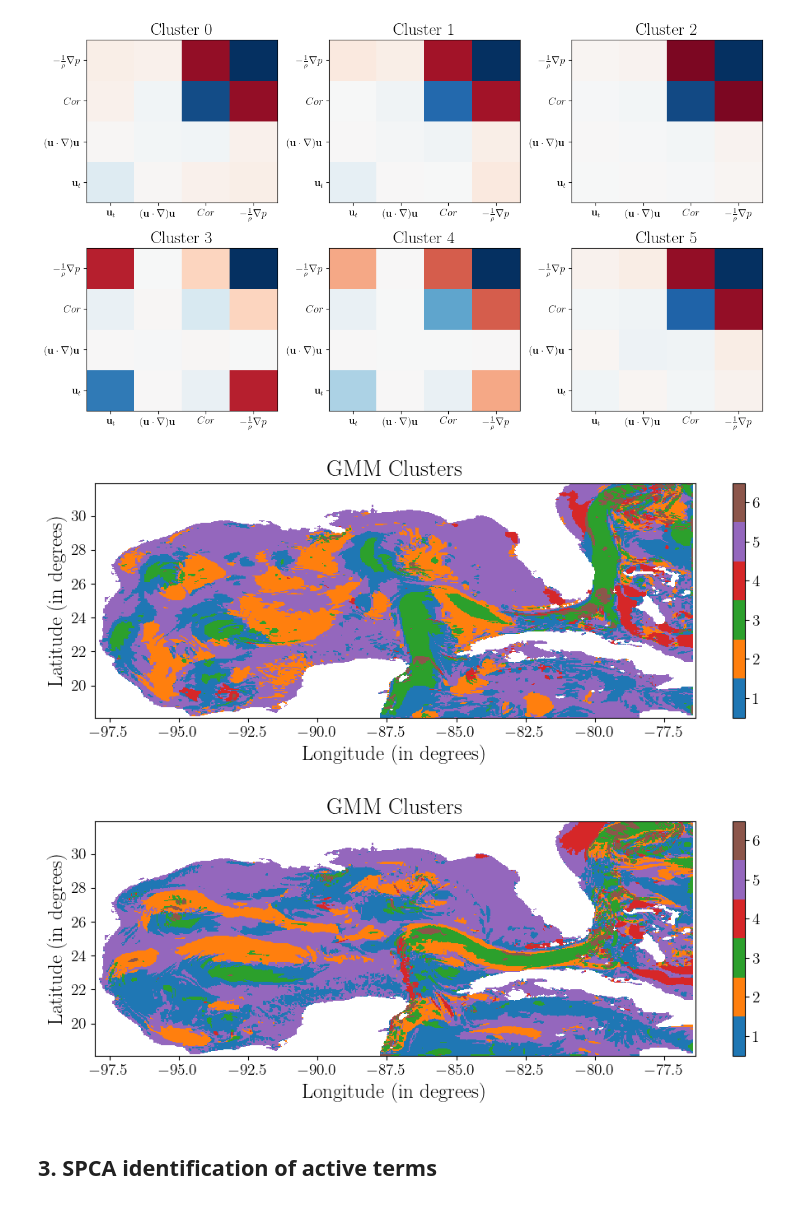
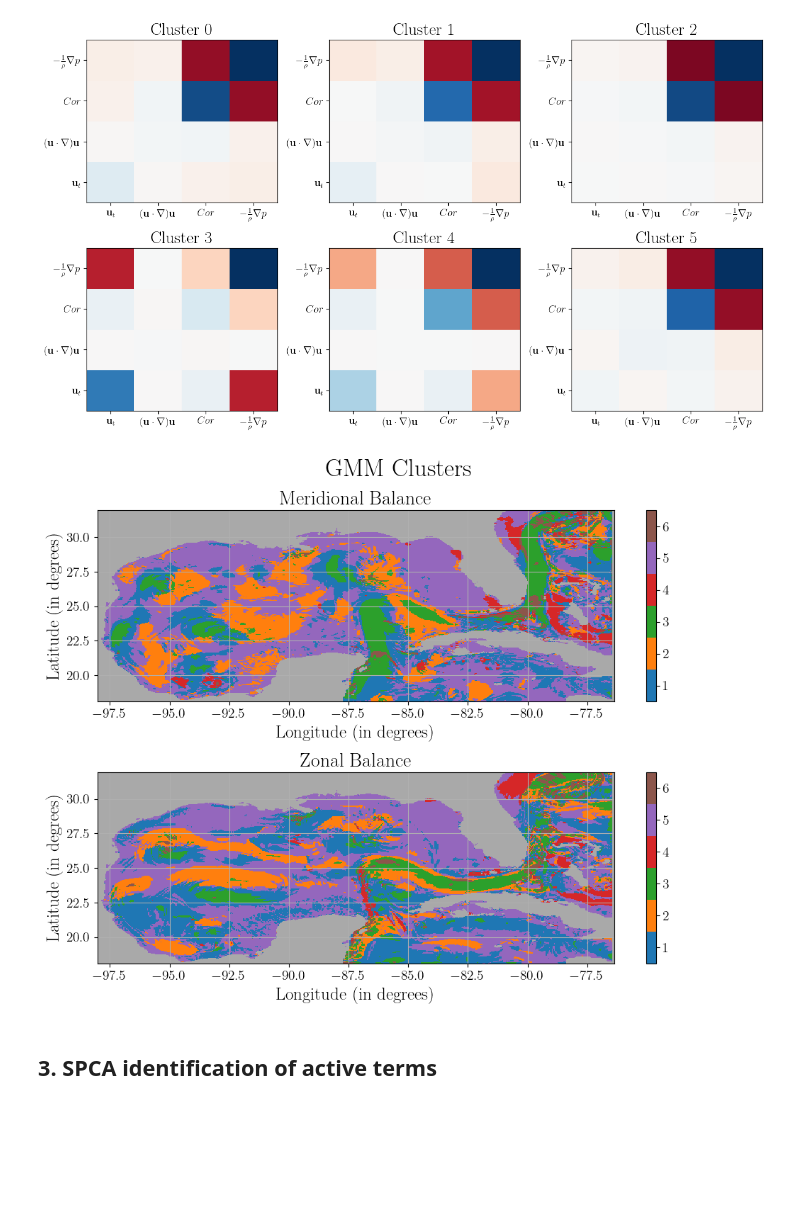
Before and after one commit to tbreitburd/Learning-Dominant-Physical-Processes-using-Unsupervised-Learning-Techniques-, a Jupyter notebook: Notebooks/Geostrophic_Balance.ipynb, the cells around one changed output. Drawn from its saved outputs; the diff is of its cells as text; code cells hidden in the pictures; blank space fills up the shorter version.

```diff
--- a/Notebooks/Geostrophic_Balance.ipynb
+++ b/Notebooks/Geostrophic_Balance.ipynb
@@ -284,54 +303,28 @@ import os
 cm = sns.color_palette("tab10").as_hex()
 cm.insert(0, "#ffffff")
 cm = ListedColormap(cm)
-# %%
-# Get the meridional and zonal points back
-n_meridional = len(features_mer[:, 0])
-
-cluster_idx_mer = np.zeros(len(u[0, :, :].flatten()), dtype=int) - 1
-cluster_idx_zon = np.zeros(len(u[0, :, :].flatten()), dtype=int) - 1
-
-cluster_idx_mer[~mer_nan] = cluster_idx[:n_meridional]
-cluster_idx_zon[~zon_nan] = cluster_idx[n_meridional:]
-
-clustermap_mer = cluster_idx_mer.reshape(ny, nx)
-clustermap_zon = cluster_idx_zon.reshape(ny, nx)
-
-
-# Plot the clusters in space
-def plot_clustering_space_geo(clustermap, x, y, num_x, num_y, n_clusters, show=True):
-    plt.figure(figsize=(10, 4))
-    # Plot the clustering in space
-    plt.pcolor(x, y, clustermap + 1, cmap=cm, vmin=-0.5, vmax=cm.N - 0.5)
-    plt.colorbar(
-        boundaries=np.arange(0.5, n_clusters + 1.5), ticks=np.arange(0, n_clusters + 1)
-    )
-
-    plt.xlabel("Longitude (in degrees)", fontsize=18)
-    plt.ylabel("Latitude (in degrees)", fontsize=18)
-    plt.title("GMM Clusters", fontsize=20)
-
-    plt.tight_layout()
-
-    cur_dir = os.getcwd()
-    proj_dir = os.path.dirname(cur_dir)
-    plots_dir = os.path.join(proj_dir, "Plots")
-    os.makedirs(plots_dir, exist_ok=True)
-
-    plot_dir = os.path.join(plots_dir, "clustering_space_geo.png")
-    plt.savefig(plot_dir)
-
-    if show:
-        plt.show()
-    else:
-        plt.close()
-
-
-plot_clustering_space_geo(clustermap_mer, lon, lat, nx, ny, n_clusters)
-plot_clustering_space_geo(clustermap_zon, lon, lat, nx, ny, n_clusters)
-# %% [output]
-[figure, removed]
-[figure, removed]
+# %%
+# Get the meridional and zonal points back
+n_meridional = len(features_mer[:, 0])
+
+cluster_idx_mer = np.zeros(len(u[0, :, :].flatten()))
+cluster_idx_zon = np.zeros(len(u[0, :, :].flatten()))
+
+cluster_idx_mer[mer_nan] = np.NaN
+cluster_idx_zon[zon_nan] = np.NaN
+
+cluster_idx_mer[~mer_nan] = cluster_idx[:n_meridional]
+cluster_idx_zon[~zon_nan] = cluster_idx[n_meridional:]
+
+# Reshape the cluster indices
+clustermap_mer = cluster_idx_mer.reshape(ny, nx)
+clustermap_zon = cluster_idx_zon.reshape(ny, nx)
+
+
+# Plot the clusters in space
+pf.plot_clustering_space_geo(clustermap_mer, clustermap_zon, lon, lat, n_clusters)
+# %% [output]
+[figure, added]
 # %% [markdown]
 ## 3.  SPCA identification of active terms
 # %% [markdown]
```
Also changed, not shown: parts of 9 cells of this notebook.
